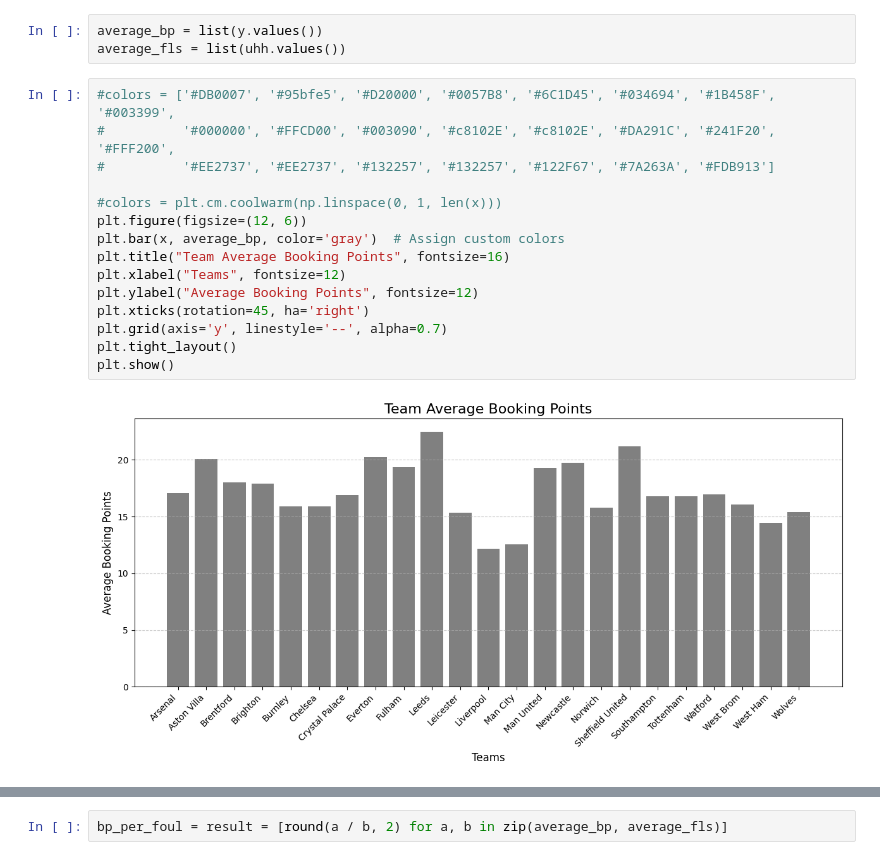
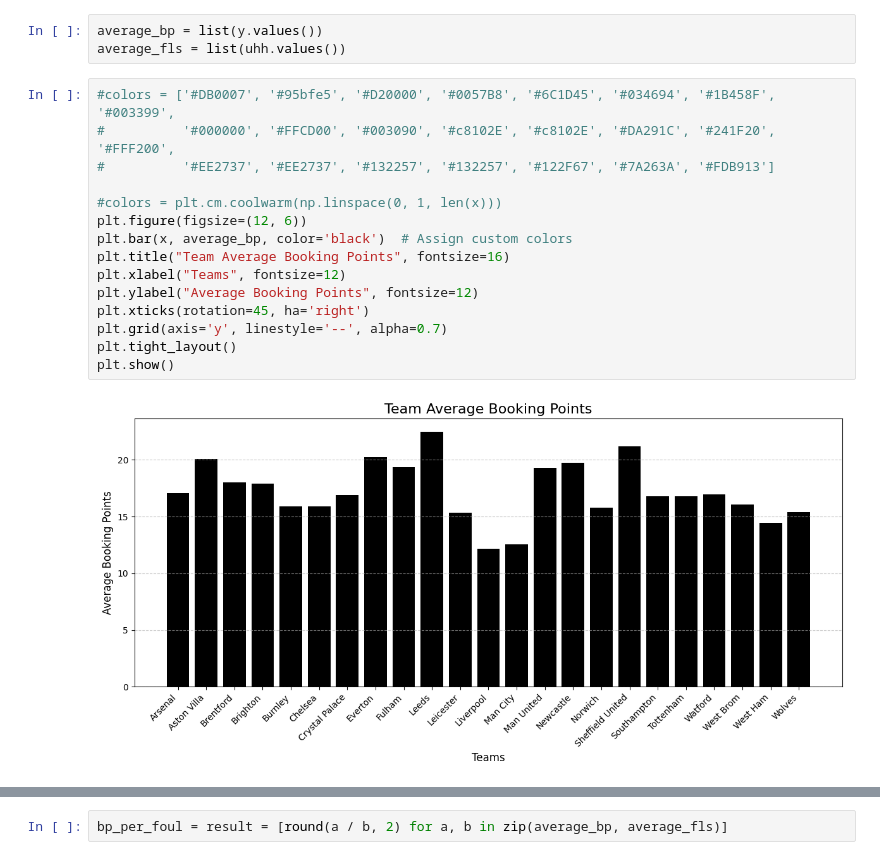
Before and after one commit to HendersonAR/EPL-Refs, a Jupyter notebook: epl_ref_graphs.ipynb, the cells around one changed output, grey strips where cells are left out. Cells and saved outputs as stored; diff of their text form.

Commit message:
images attached

```diff
--- a/epl_ref_graphs.ipynb
+++ b/epl_ref_graphs.ipynb
@@ -158,20 +158,20 @@ average_fls = list(uhh.values())
 # %%
 #colors = ['#DB0007', '#95bfe5', '#D20000', '#0057B8', '#6C1D45', '#034694', '#1B458F', '#003399',
 #          '#000000', '#FFCD00', '#003090', '#c8102E', '#c8102E', '#DA291C', '#241F20', '#FFF200',
 #          '#EE2737', '#EE2737', '#132257', '#132257', '#122F67', '#7A263A', '#FDB913']
 
 #colors = plt.cm.coolwarm(np.linspace(0, 1, len(x)))
 plt.figure(figsize=(12, 6))
-plt.bar(x, average_bp, color='gray')  # Assign custom colors
+plt.bar(x, average_bp, color='black')  # Assign custom colors
 plt.title("Team Average Booking Points", fontsize=16)
 plt.xlabel("Teams", fontsize=12)
 plt.ylabel("Average Booking Points", fontsize=12)
 plt.xticks(rotation=45, ha='right')
 plt.grid(axis='y', linestyle='--', alpha=0.7)
 plt.tight_layout()
 plt.show()
 # %% [output]
-[figure, old version]
+[figure, new version]
 # %%
 # Line Plot
 plt.figure(figsize=(12, 6))
```
Also changed, not shown: parts of 9 cells of this notebook, 10 other files.
